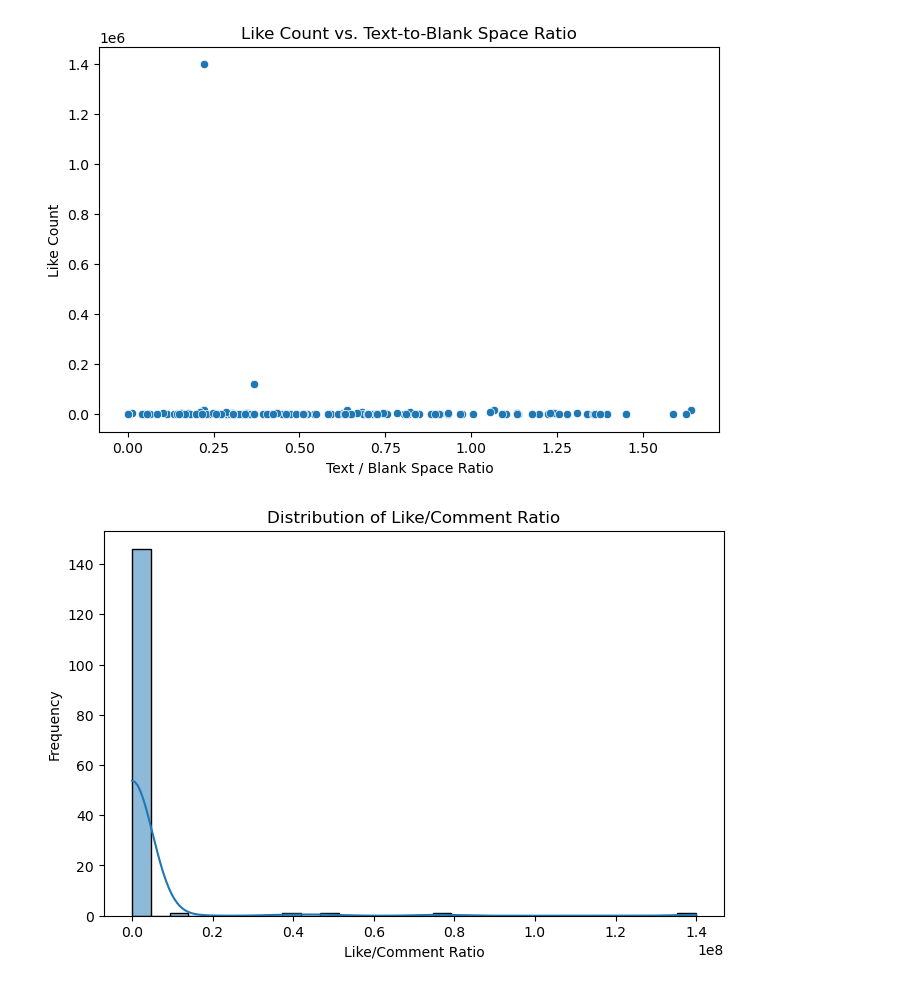
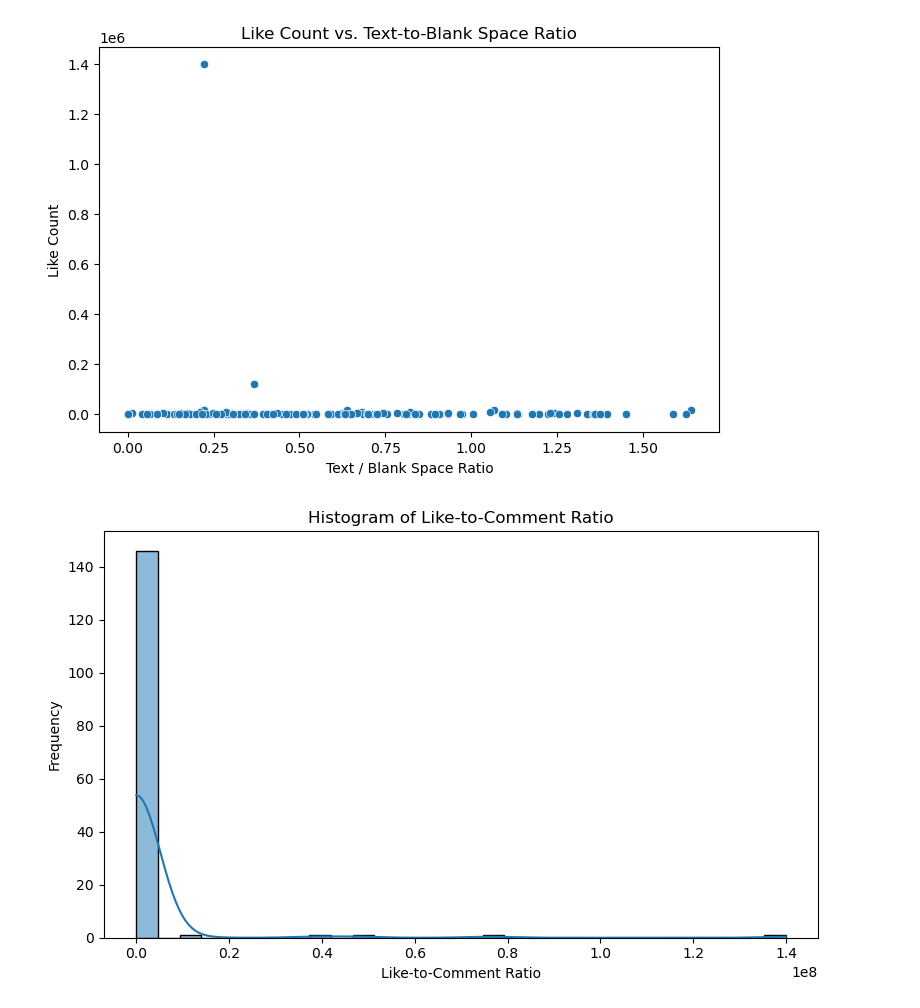
Before and after one commit to ebhatsha/CapstonePortfolio, a Jupyter notebook: EducationImagesCapstone3.ipynb, the cells around one changed output. Cells and saved outputs as stored; diff of their text form; code cells hidden in the pictures.

```diff
--- a/EducationImagesCapstone3.ipynb
+++ b/EducationImagesCapstone3.ipynb
@@ -260,12 +267,13 @@ plt.show()
 # %% [output]
 [figure]
 # %%
-# 5. Histogram of like/comment ratio
+# 5. Histogram of Like-to-Comment Ratio
 plt.figure(figsize=(8, 5))
 sns.histplot(df['like_comment_ratio'], bins=30, kde=True)
-plt.title('Distribution of Like/Comment Ratio')
-plt.xlabel('Like/Comment Ratio')
-plt.ylabel('Frequency')
+plt.title("Histogram of Like-to-Comment Ratio")
+plt.xlabel("Like-to-Comment Ratio")
+plt.ylabel("Frequency")
+plt.tight_layout()
 plt.show()
 # %% [output]
-[figure, old version]
+[figure, new version]
```
Also changed, not shown: parts of 10 cells of this notebook.
